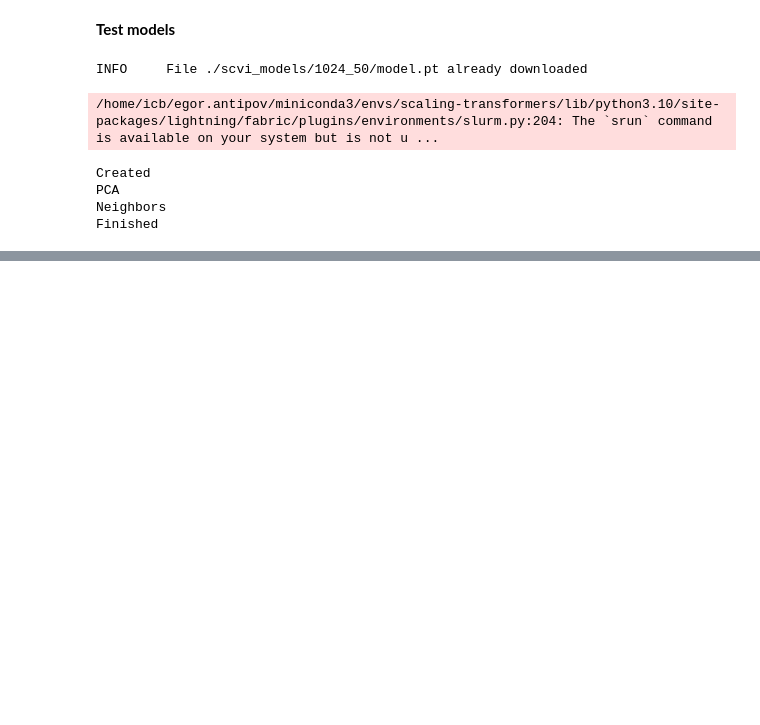
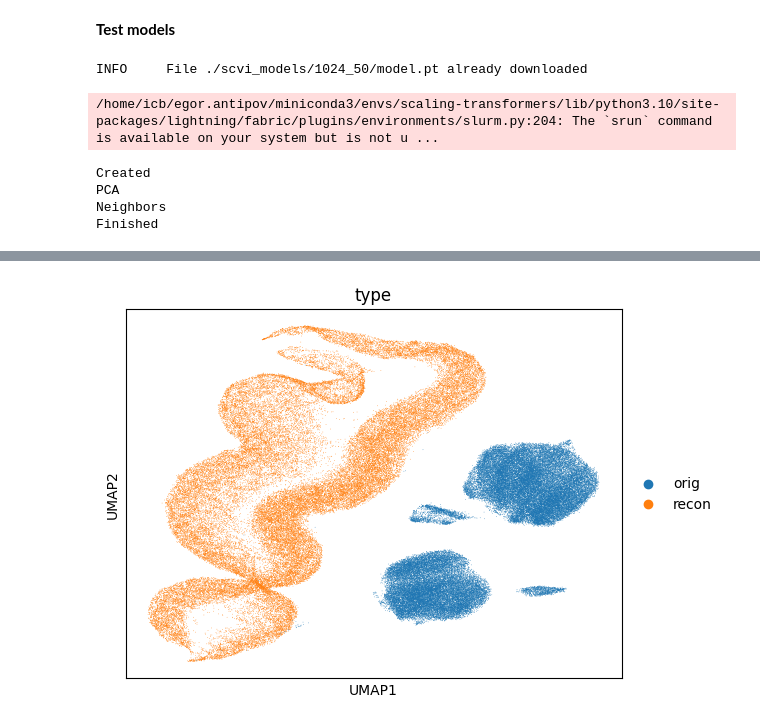
Before and after one commit to theislab/scRatio, a Jupyter notebook: notebooks/combosciplex_bio/scvi_training.ipynb, the cells around one changed output, grey strips where cells are left out. Cells and saved outputs as stored; diff of their text form; code cells hidden in the pictures; blank space fills up the shorter version.

```diff
--- a/notebooks/combosciplex_bio/scvi_training.ipynb
+++ b/notebooks/combosciplex_bio/scvi_training.ipynb
@@ -139,0 +331,5 @@ sc.pl.umap(combined, color="type")
+# %%
+# 30 dims
+sc.pl.umap(combined, color="type")
+# %% [output]
+[figure, added]
```
Also changed, not shown: parts of 29 cells of this notebook, 2 other files.
